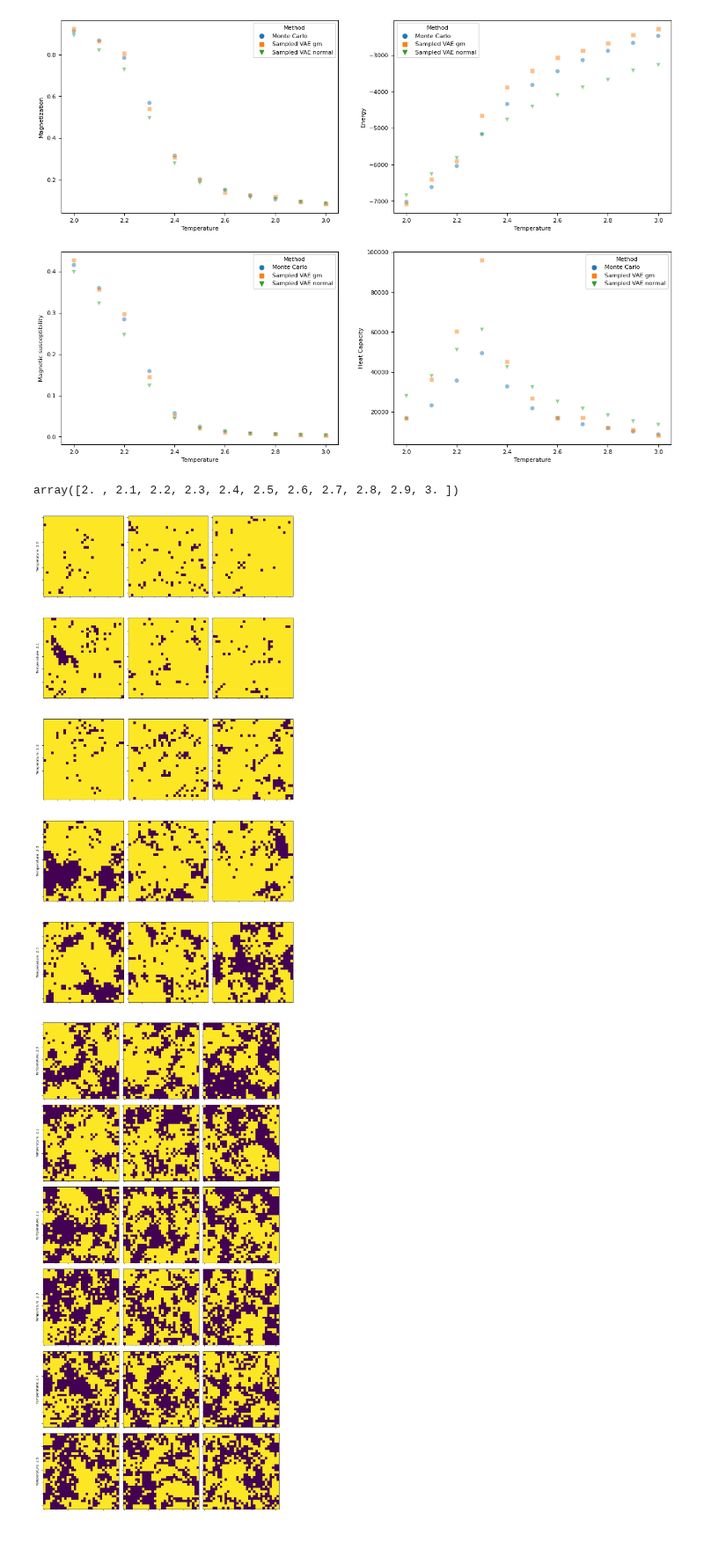
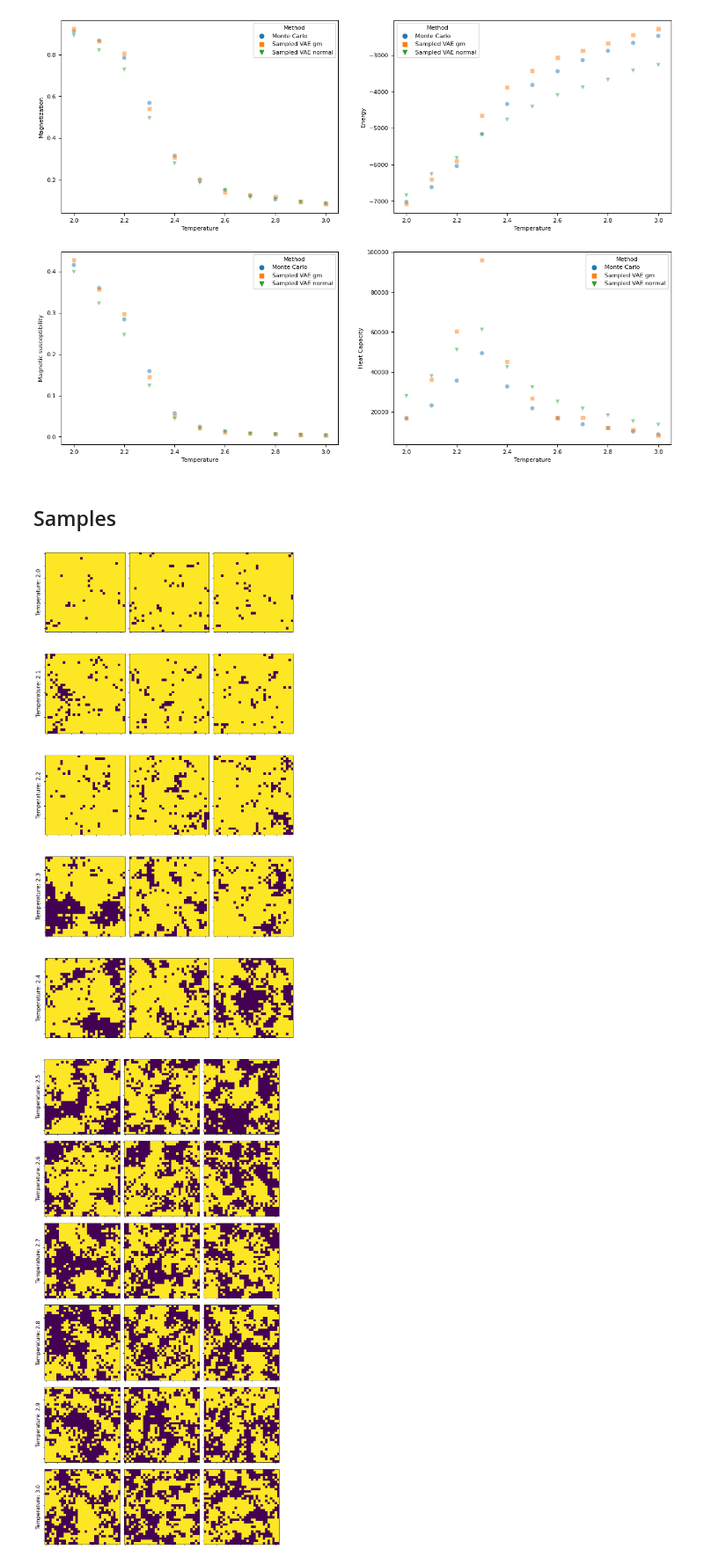
Before and after one commit to pSzyc/Ising, a Jupyter notebook: Model/VAE/VAE_sample.ipynb, the cells around one changed output. Shown at 88% size. Saved outputs shown, nothing was run; the diff lists cells and outputs as text; code cells hidden in the pictures; blank space fills up the shorter version.

Commit message:
plots for the thesis

```diff
--- a/Model/VAE/VAE_sample.ipynb
+++ b/Model/VAE/VAE_sample.ipynb
@@ -177,38 +165,37 @@ ks_means_standard = ks_test(means, np.zeros(shape=200), np.ones(shape=200))
 ks_variances_standard = ks_test(vars, np.zeros(shape=200), np.ones(shape=200))
 
 # Set the style
-plt.style.use('ggplot')
 
 # Create a figure for the first histogram
 plt.figure(figsize=(7.5, 7.5))
-plt.hist(ks_means)
+plt.hist(ks_means, color='green')
 plt.tick_params(axis='both', which='major', labelsize=tick_size)  # Set tick size
 plt.tight_layout()
-plt.savefig(f"Results/{folder}/plots/ks_test_means_empirical_normal.png")
+plt.savefig(f"Results/{folder}/plots/ks_test_means_empirical_normal.svg")
 plt.close()
 
 # Create a figure for the second histogram
 plt.figure(figsize=(7.5, 7.5))
-plt.hist(ks_variances)
+plt.hist(ks_variances, color='orange')
 plt.tick_params(axis='both', which='major', labelsize=tick_size)  # Set tick size
 plt.tight_layout()
-plt.savefig(f"Results/{folder}/plots/ks_test_logvariances_empirical_normal.png")
+plt.savefig(f"Results/{folder}/plots/ks_test_logvariances_empirical_normal.svg")
 plt.close()
 
 # Create a figure for the third histogram
 plt.figure(figsize=(7.5, 7.5))
-plt.hist(ks_means_standard, bins=10)
+plt.hist(ks_means_standard, bins=10, color='green')
 plt.tick_params(axis='both', which='major', labelsize=tick_size)  # Set tick size
 plt.tight_layout()
-plt.savefig(f"Results/{folder}/plots/ks_test_means_N01.png")
+plt.savefig(f"Results/{folder}/plots/ks_test_means_N01.svg")
 plt.close()
 
 # Create a figure for the fourth histogram
 plt.figure(figsize=(7.5, 7.5))
-plt.hist(ks_variances_standard, bins=10)
+plt.hist(ks_variances_standard, bins=10, color='orange')
 plt.tick_params(axis='both', which='major', labelsize=tick_size)  # Set tick size
 plt.xlim(-.05,1)
 plt.tight_layout()
-plt.savefig(f"Results/{folder}/plots/ks_test_logvariances_N01.png")
+plt.savefig(f"Results/{folder}/plots/ks_test_logvariances_N01.svg")
 plt.close()
 # %% [markdown]
@@ -266,35 +253,33 @@ final_plot(df)
 plt.savefig(f"Results/{folder}/plots/final_vae.svg")
 # %% [output]
 [figure]
-# %%
-temps
-# %% [output]
-array([2. , 2.1, 2.2, 2.3, 2.4, 2.5, 2.6, 2.7, 2.8, 2.9, 3. ])
+# %% [markdown]
+## Samples
+# %%
+temp_label = list(zip(temps, titles))
 # %%
 import numpy as np
 import matplotlib.pyplot as plt
 
-def plot_samples(titles, folder, temps, name):
-    nrpws = len(temps)
+def plot_samples(folder, temp_label, name):
+    nrpws = len(temp_label)
     ncols = 3
     fig, axes = plt.subplots(nrows=nrpws, ncols=ncols, figsize=(10, 20))
     plt.subplots_adjust(top=0.96)
     for i, ax_row in enumerate(axes):
-        ax_row[0].set_ylabel(titles[i], rotation=90, size='large')
-        temp = temps[i]
+        temp, label = temp_label[i]
+        ax_row[0].set_ylabel(label, rotation=90, size=15)
         vae, gm_mean, gm_var = models[temp]
-        predictions = sample_gm(samples, vae, gm_mean, gm_var)
+        predictions = sample_gm(ncols, vae, gm_mean, gm_var)
         for j, ax in enumerate(ax_row):
             ax.yaxis.set_ticklabels([])
             ax.xaxis.set_ticklabels([])
             spins = np.random.binomial(1, predictions[j, :, :])
             ax.imshow(spins, vmin=0, vmax=1)
     plt.tight_layout()
     plt.savefig(f"Results/{folder}/plots/samples_{name}.svg")
-    plt.savefig(f"Results/{folder}/plots/samples_{name}.png")
-
-plot_samples(titles, folder, temps[:5], "low")
-plot_samples(titles, folder, temps[5:], "high")
+plot_samples(folder, temp_label[:5], "low")
+plot_samples(folder, temp_label[5:], "high")
 # %% [output]
-[figure, old version]
+[figure, new version]
-[figure, old version]
+[figure, new version]
```
Also changed, not shown: parts of 4 cells of this notebook, 18 other files.
